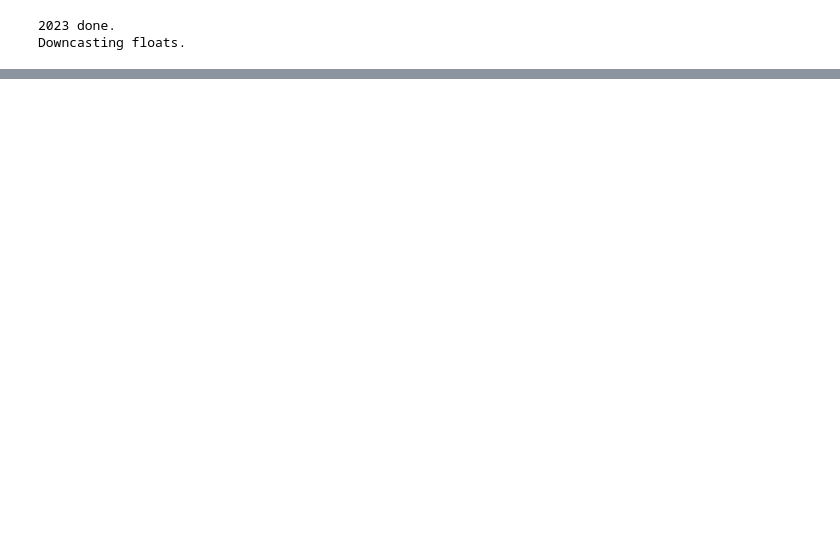
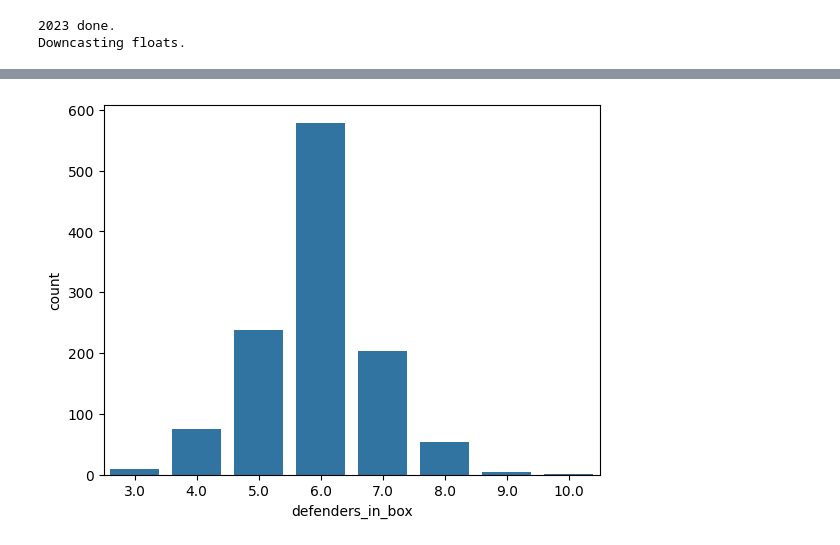
Before and after one commit to aryaman123456789/NFL-Game-Predictor, a Jupyter notebook: NFLModeling.ipynb, the cells around one changed output, grey strips where cells are left out. Cells and saved outputs as stored; diff of their text form; code cells hidden in the pictures; blank space fills up the shorter version.

```diff
--- a/NFLModeling.ipynb
+++ b/NFLModeling.ipynb
@@ -59,0 +89,6 @@ NameError: name 'pbp' is not defined
+# %%
+sacks = pbp_clean[(pbp_clean['sack'] == 1)]
+sns.countplot(x=sacks["defenders_in_box"])
+plt.show()
+# %% [output]
+[figure, added]
```
Also changed, not shown: parts of 16 cells of this notebook, 1 other file.
